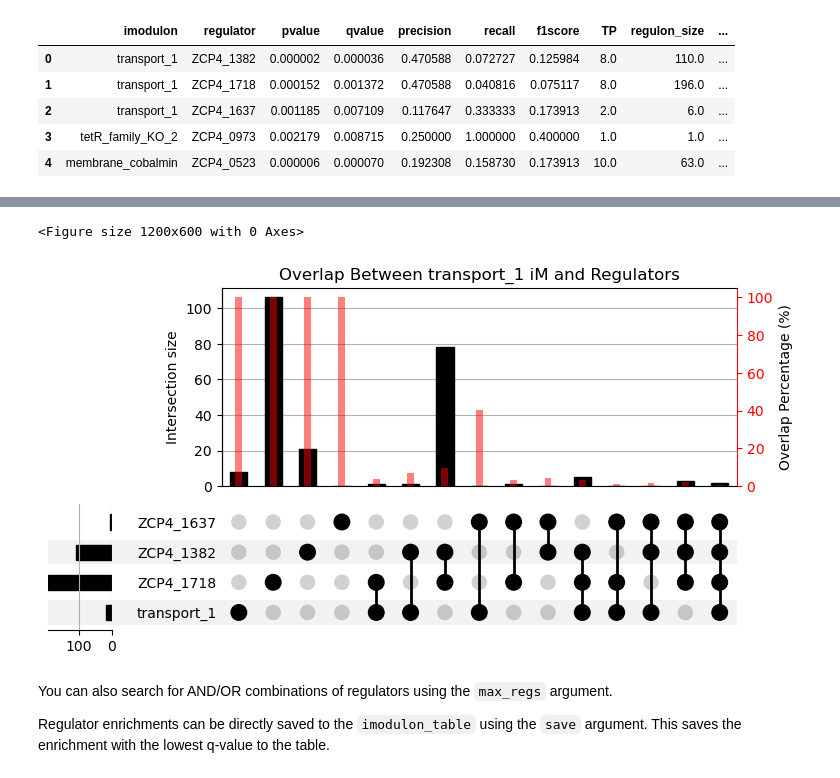
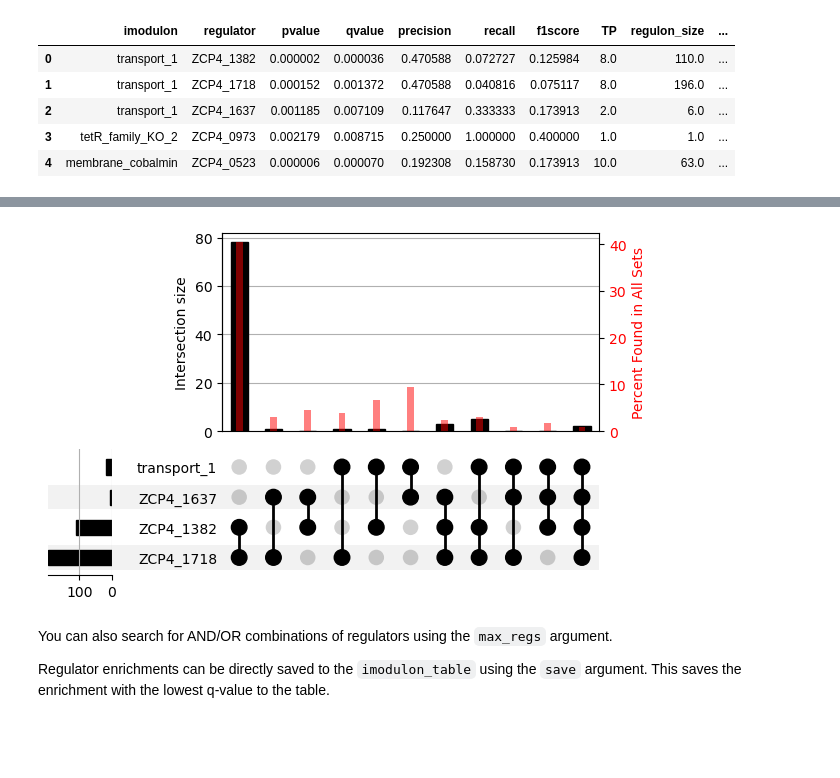
Before and after one commit to cristalzucsd/iModulonMiner, a Jupyter notebook: 5_characterize_iModulons/2_iModulon_characterization.ipynb, the cells around one changed output, grey strips where cells are left out. Cells and saved outputs as stored; diff of their text form; code cells hidden in the pictures; blank space fills up the shorter version.

```diff
--- a/5_characterize_iModulons/2_iModulon_characterization.ipynb
+++ b/5_characterize_iModulons/2_iModulon_characterization.ipynb
@@ -147,9 +147,7 @@ temp.head()
 iM = 'transport_1'
 
 # Example data - multiple sets
-sets = {
-    iM : set(ica_data.view_imodulon(iM).index),
-}
+sets = {}
 reg_to_size = {}
 for reg in temp[temp['imodulon'] == iM].regulator:
     targets = set(df_trn[df_trn['regulator'] == reg].gene_id)
@@ -157,65 +155,52 @@ for reg in temp[temp['imodulon'] == iM].regulator:
 for reg in [k for k, _ in sorted(reg_to_size.items(), key = lambda k : -k[1])]:
     targets = set(df_trn[df_trn['regulator'] == reg].gene_id)
     sets.update({reg : targets})
+sets.update({iM : set(ica_data.view_imodulon(iM).index)})
 plotting_data = from_contents(sets)
-
-# Create figure
-fig = plt.figure(figsize=(12, 6))
+plotting_data = plotting_data.sort_values(list(sets.keys())[::-1], ascending = False)
 
 # Plot UpSet
-upset = UpSet(plotting_data, subset_size='auto', include_empty_subsets = True, min_subset_size = 0, min_degree = 1, sort_by='degree', sort_categories_by='input')
+upset = UpSet(plotting_data, include_empty_subsets=True, min_subset_size=0,
+              subset_size='count',
+              min_degree=2, sort_by='degree', sort_categories_by='input')
 upset.plot()
 
-# Get the main bar plot axis and create secondary axis
-intersection_ax = plt.gca()
-percent_ax = intersection_ax.twinx()
+# Get the current axis and create second y-axis
+current_ax = plt.gca()
+ax2 = current_ax.twinx()
 
-# Get all set names in order
-elements = list(sets.keys())
+# here is the category order
+cat_groups = upset.intersections.index
 
-# Get all possible combinations
-all_combinations = []
-for r in range(1, len(elements) + 1):
-    for combo in combinations(elements, r):
-        bool_array = [elem in combo for elem in elements]
-        all_combinations.append(bool_array)
+# For each intersection
+for i, combo in enumerate(cat_groups):
+    if i < len(current_ax.patches):
+        # Get the sets involved
+        involved_sets = [name for name, included in zip(plotting_data.index.names, combo) if included]
 
-# For each bar (which represents an intersection)
-for i, bar in enumerate(intersection_ax.patches):
-    if i < len(all_combinations):
-        # Get the sets involved in this intersection
-        involved_sets = [elements[j] for j, is_included in enumerate(all_combinations[i]) if is_included]
-
-        # Calculate intersection of all involved sets
+        # Calculate intersection
         intersection = sets[involved_sets[0]]
         for set_name in involved_sets[1:]:
-            intersection = intersection.intersection(sets[set_name])
+            intersection = intersection & sets[set_name]
 
-        # Calculate union of all involved sets
+        # Calculate union
         union = sets[involved_sets[0]]
         for set_name in involved_sets[1:]:
-            union = union.union(sets[set_name])
+            union = union | sets[set_name]
 
-        # Calculate overlap percentage (Jaccard index)
+        # Calculate overlap percentage
         overlap_percent = (len(intersection) / len(union)) * 100
 
-        print(involved_sets, end = ' = ')
-        print(len(intersection), end = ' ... ')
-        print(overlap_percent)
+        # Debug print
+        #print(f"Bar {i}: {involved_sets} = {len(intersection)} ... {overlap_percent:.2f}%")
 
         # Plot percentage bar
-        x_pos = bar.get_x() + bar.get_width()/2
-        percent_ax.bar(x_pos, overlap_percent, width=0.2, color='red', alpha=0.5)
+        x_pos = current_ax.patches[i].get_x() + current_ax.patches[i].get_width()/2
+        ax2.bar(x_pos, overlap_percent, width=0.2, color='red', alpha=0.5)
 
-# Configure the percentage axis
-percent_ax.set_ylabel('Overlap Percentage (%)')
-percent_ax.spines['right'].set_color('red')
-percent_ax.tick_params(axis='y', colors='red')
+# Configure second y-axis (optional)
+ax2.set_ylabel('Percent Found in All Sets', color='red')
+ax2.tick_params(axis='y', labelcolor='red')
 
-plt.title('Overlap Between '+iM+' iM and Regulators')
-plt.tight_layout()
 plt.show()
-
-
-# TO DO - I can't get the percent bars to work right now to show total overlap, which I think would be very helpful
 # %% [output]
@@ -237,5 +207,4 @@ plt.show()
-<Figure size 1200x600 with 0 Axes>
-[figure, old version]
+[figure, new version]
 # %% [markdown]
 You can also search for AND/OR combinations of regulators using the `max_regs` argument.
 
```
Also changed, not shown: parts of 1 cell of this notebook.
